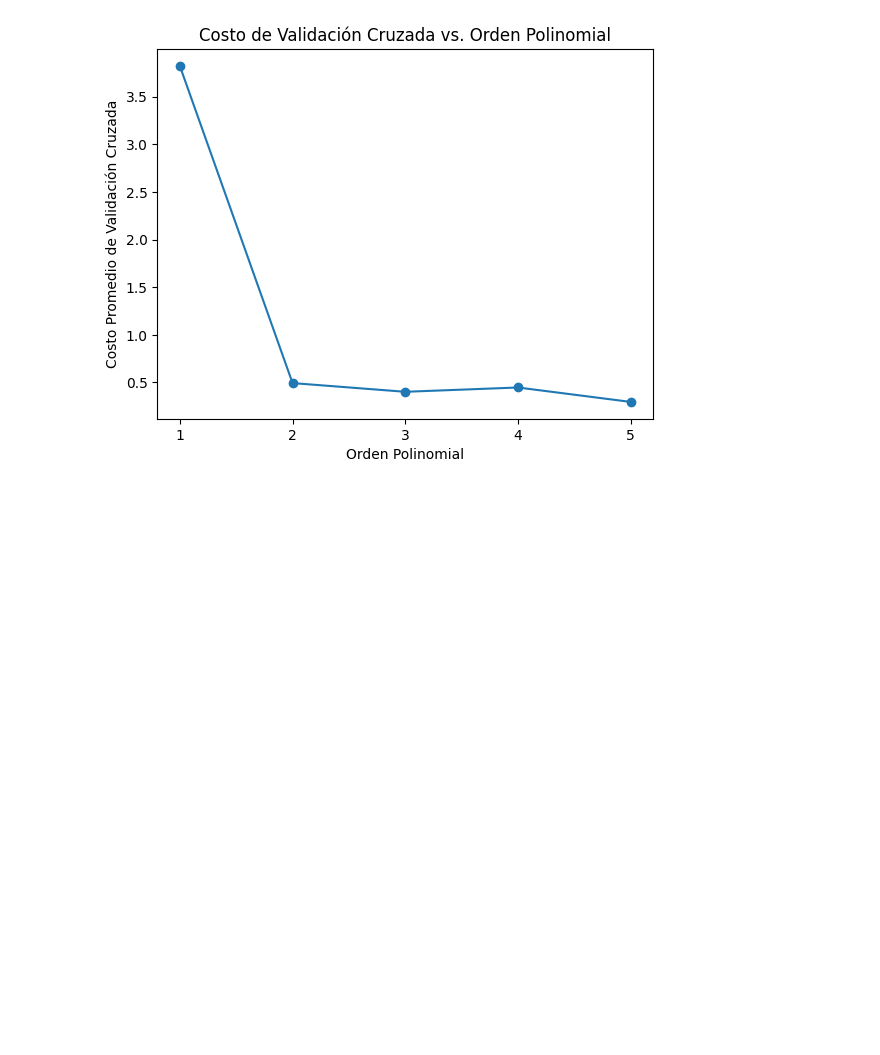
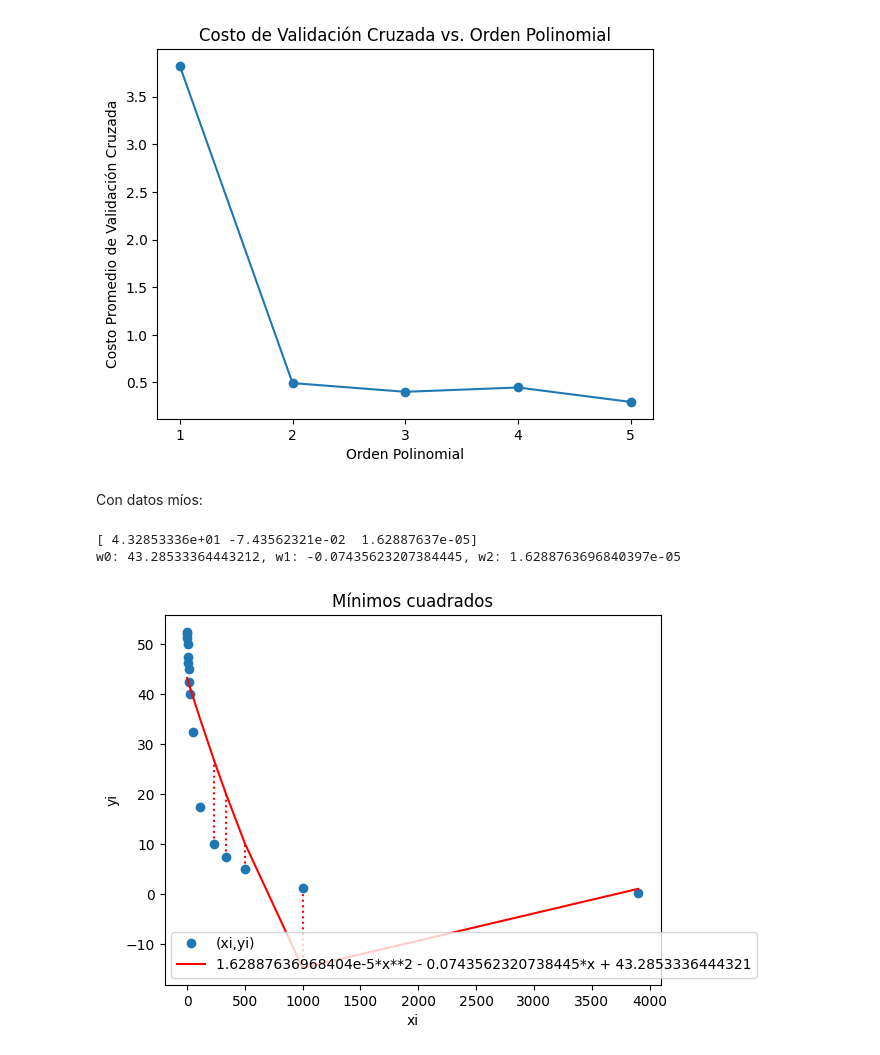
Before and after one commit to DCI-alxogm/ml2023-Diego1733, a Jupyter notebook: Ago25-26/Tarea2Ago25_26.ipynb, the cells around one changed output. Drawn from its saved outputs; the diff is of its cells as text; code cells hidden in the pictures; blank space fills up the shorter version.

```diff
--- a/Ago25-26/Tarea2Ago25_26.ipynb
+++ b/Ago25-26/Tarea2Ago25_26.ipynb
@@ -307,3 +310,48 @@ plt.xticks(range(1, norder + 1))
 plt.show()
 # %% [output]
 [figure]
+# %% [markdown]
+Con datos míos:
+# %%
+data1 = np.loadtxt("/content/drive/MyDrive/ML2023/Datos.txt", delimiter=',').T
+x = np.array(data1[0])
+y = np.array(data1[1])
+
+def w(x, y):
+  X = np.vstack((np.ones_like(x), x,x**2 )).T #CREA UNA FILA DE VECTORES UNO, una con X y luego crea la matriz
+  Xt = X.T
+  XtX = np.matmul(Xt, X)
+  XtXi = np.linalg.inv(XtX)
+  Xy = np.matmul(Xt, y)
+  w = np.matmul(XtXi, Xy)
+  return w
+
+W = w(x, y)
+print(W)
+#DEFINIR UNA FUNCIÓN PARA QUE AHORA y = wo + w1x + w2x**2
+w0 = W[0]
+w1 = W[1]
+w2 = W[2]
+print(f"w0: {w0}, w1: {w1}, w2: {w2}")
+x_ = sp.Symbol("x")
+f = w0 + w1*x_ + w2*x_**2
+f_x = sp.lambdify(x_,f)
+f_i = f_x(x)
+
+for i in range(0,n,1):
+  y0 = np.min([y[i],f_i[i]])
+  y1 = np.max([y[i],f_i[i]])
+  plt.vlines(x[i],y0,y1, color='red',
+             linestyle='dotted')
+
+plt.plot(x,y,'o', label='(xi,yi)')#Imprimir puntos
+plt.plot(x,f_i, color = 'red', label=f) #Predicción
+plt.xlabel('xi')
+plt.ylabel('yi')
+plt.title('Mínimos cuadrados')
+plt.legend()
+plt.show()
+# %% [output]
+[ 4.32853336e+01 -7.43562321e-02  1.62887637e-05]
+w0: 43.28533364443212, w1: -0.07435623207384445, w2: 1.6288763696840397e-05
+[figure, added]
```
Also changed, not shown: parts of 3 cells of this notebook.
